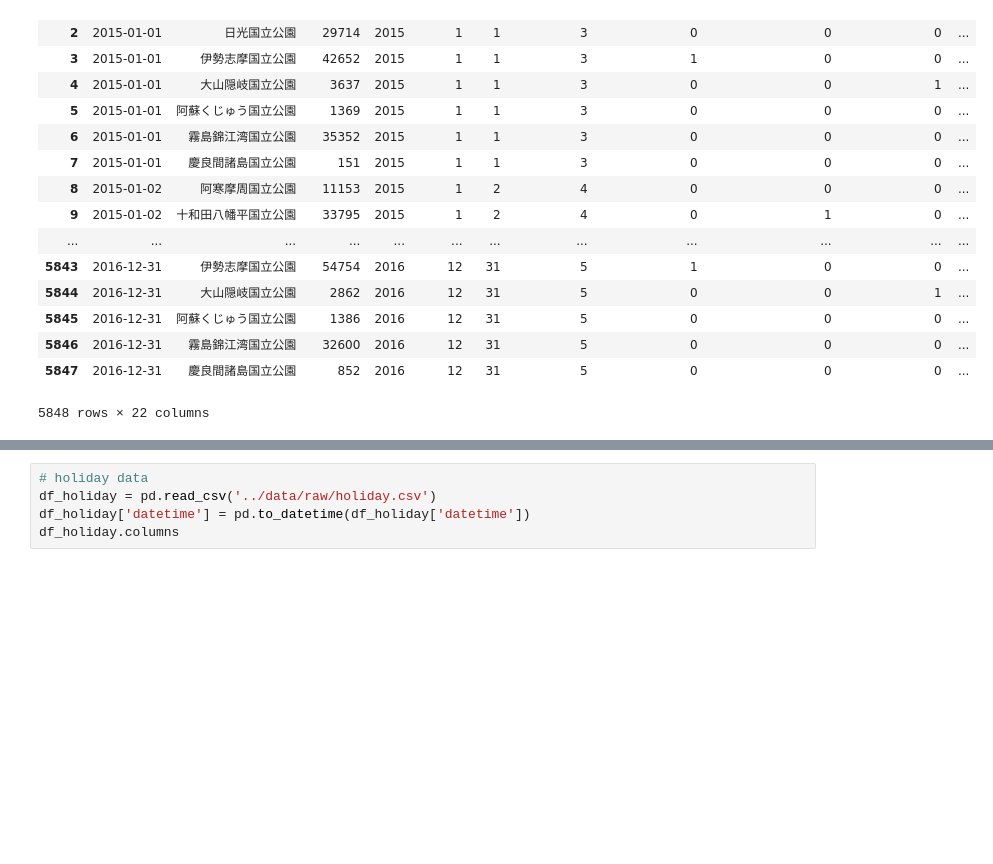
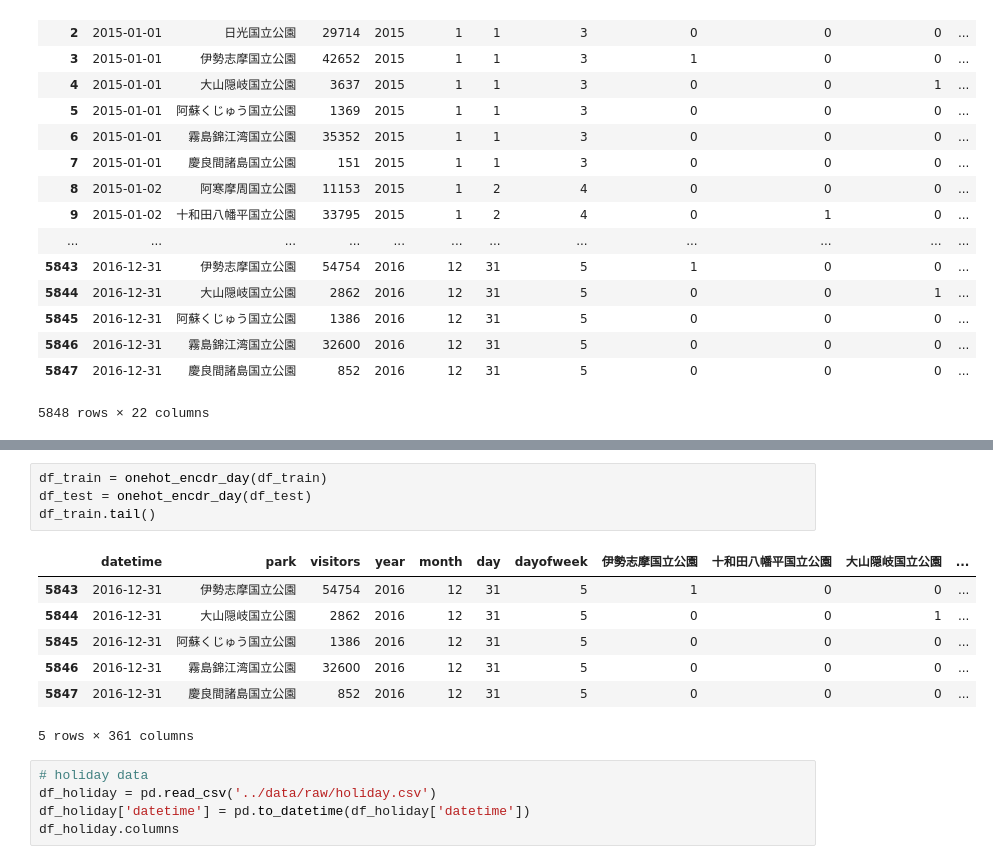
Before and after one commit to TaigoKuriyama/national_park_prediction, a Jupyter notebook: notebook/preprocess.ipynb, the cells around one changed output, grey strips where cells are left out. Saved outputs shown, nothing was run; the diff lists cells and outputs as text; blank space fills up the shorter version.

```diff
--- a/notebook/preprocess.ipynb
+++ b/notebook/preprocess.ipynb
@@ -108,3 +147,15 @@ df_train
+# %%
+df_train = onehot_encdr_day(df_train)
+df_test = onehot_encdr_day(df_test)
+df_train.tail()
+# %% [output]
+|  | datetime | park | visitors | year | month | day | dayofweek | 伊勢志摩国立公園 | 十和田八幡平国立公園 | 大山隠岐国立公園 | ... |
+| 5843 | 2016-12-31 | 伊勢志摩国立公園 | 54754 | 2016 | 12 | 31 | 5 | 1 | 0 | 0 | ... |
+| 5844 | 2016-12-31 | 大山隠岐国立公園 | 2862 | 2016 | 12 | 31 | 5 | 0 | 0 | 1 | ... |
+| 5845 | 2016-12-31 | 阿蘇くじゅう国立公園 | 1386 | 2016 | 12 | 31 | 5 | 0 | 0 | 0 | ... |
+| 5846 | 2016-12-31 | 霧島錦江湾国立公園 | 32600 | 2016 | 12 | 31 | 5 | 0 | 0 | 0 | ... |
+| 5847 | 2016-12-31 | 慶良間諸島国立公園 | 852 | 2016 | 12 | 31 | 5 | 0 | 0 | 0 | ... |
+5 rows × 361 columns
 # %%
 # holiday data
 df_holiday = pd.read_csv('../data/raw/holiday.csv')
```
Also changed, not shown: parts of 9 cells of this notebook, 5 other files.
